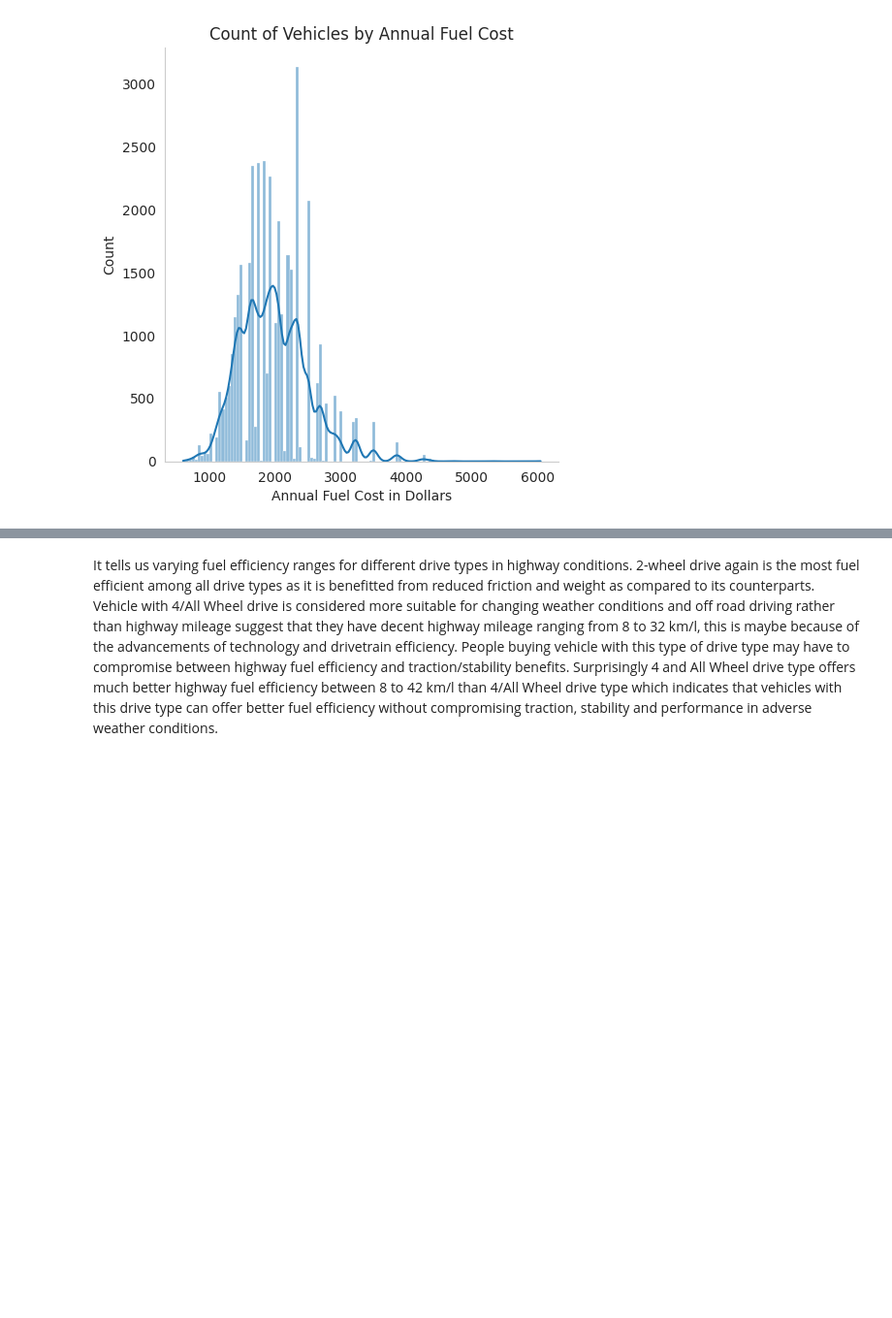
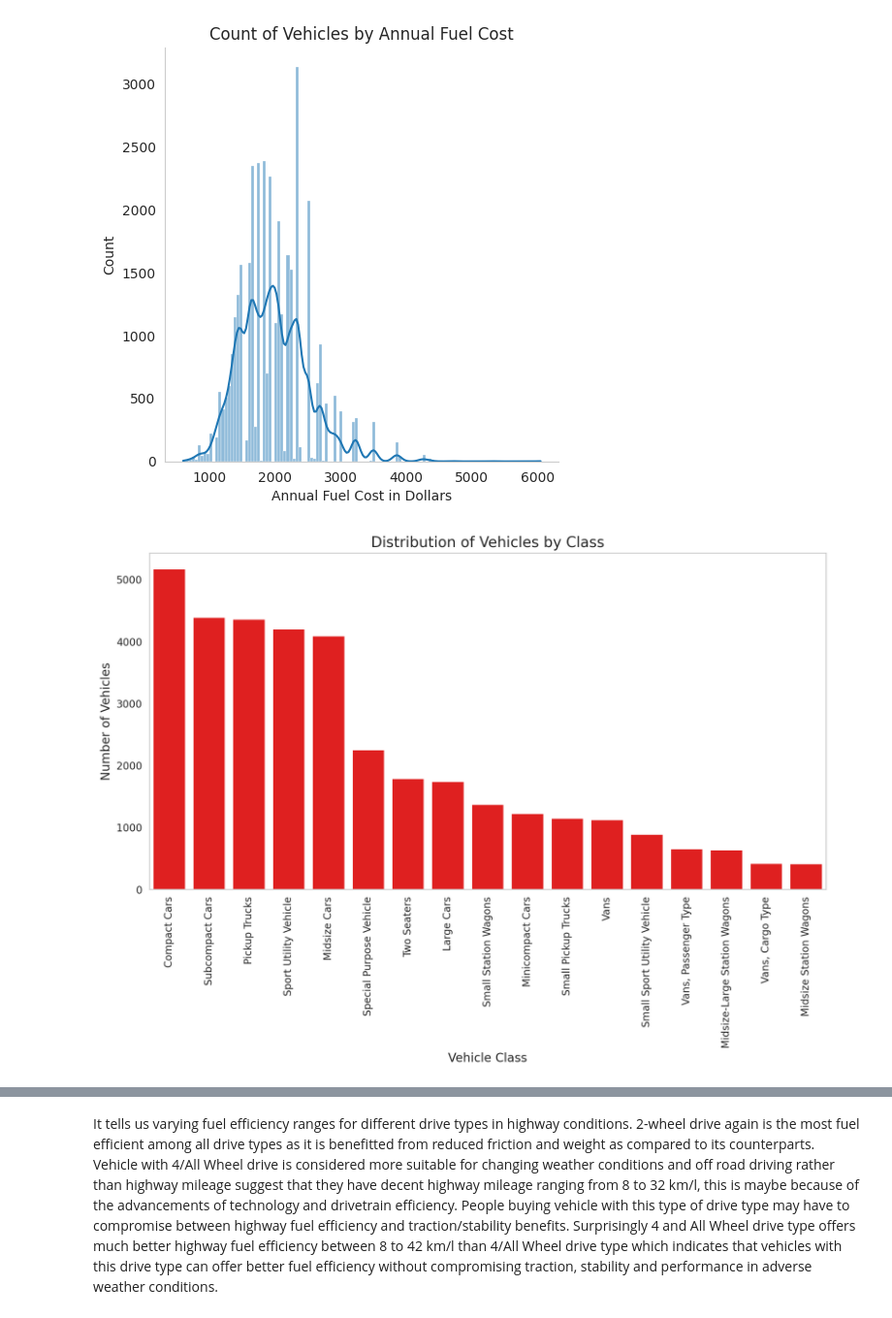
Before and after one commit to awol380/Machine-Learning-2410-Assignment, a Jupyter notebook: Phase_1.ipynb, the cells around one changed output, grey strips where cells are left out. Shown at 97% size. Drawn from its saved outputs; the diff is of its cells as text; code cells hidden in the pictures; blank space fills up the shorter version.

```diff
--- a/Phase_1.ipynb
+++ b/Phase_1.ipynb
@@ -484,4 +505,17 @@ plt.show()
 # %% [output]
 <Figure size 1000x600 with 0 Axes>
 [figure]
+# %%
+#visualisation 2: 1 Variable Plot - Creating bar chart to show proportion of vehicles by class
+plt.figure(figsize=(12, 6))
+vehicle_classes = data['class'].value_counts()
+sns.barplot(x=vehicle_classes.index, y=vehicle_classes.values, color='red')
+plt.xticks(rotation=90)
+sns.set_style("whitegrid", {'axes.grid' : False})
+plt.title('Distribution of Vehicles by Class')
+plt.xlabel('Vehicle Class')
+plt.ylabel('Number of Vehicles')
+plt.show()
+# %% [output]
+[figure, added]
 # %%
```
Also changed, not shown: parts of 24 cells of this notebook.
